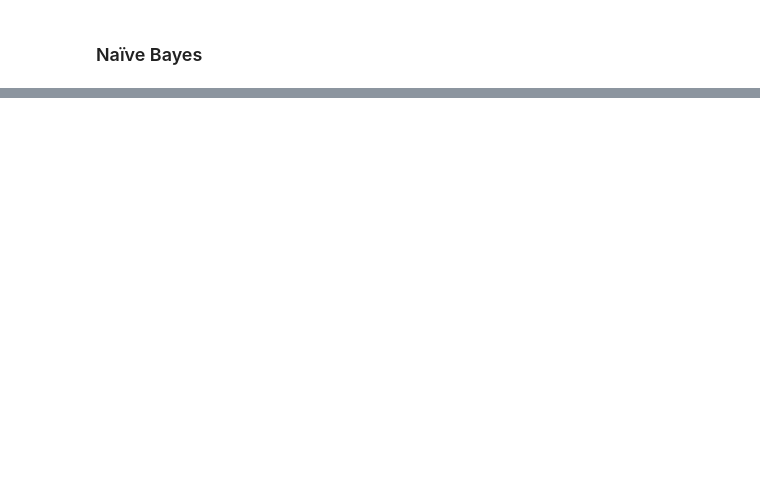
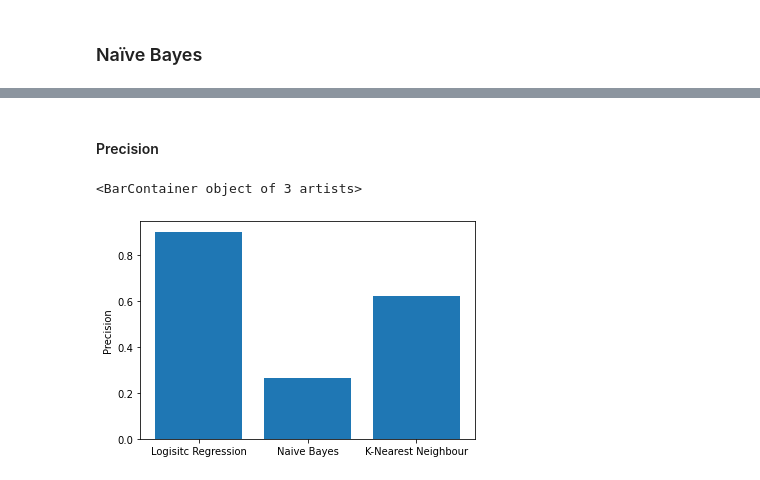
Before and after one commit to MMostafa-Hub/COVID-19-Outcome-Prediction, a Jupyter notebook: COVID-19 Outcome Prediction.ipynb, the cells around one changed output, grey strips where cells are left out. Cells and saved outputs as stored; diff of their text form; code cells hidden in the pictures; blank space fills up the shorter version.

```diff
--- a/COVID-19 Outcome Prediction.ipynb
+++ b/COVID-19 Outcome Prediction.ipynb
@@ -201,0 +199,13 @@ NotFittedError: This LogisticRegression instance is not fitted yet. Call 'fit' w
+# %% [markdown]
+#### Precision
+# %%
+precision_df = {'Logisitc Regression': precision_score(y_test, y_predict_log), 'Naive Bayes': precision_score(
+    y_test, y_pred_naive), 'K-Nearest Neighbour': precision_score(y_test, y_pred_knn)}
+
+clfs = list(precision_df.keys())
+precisions = list(precision_df.values())
+plt.ylabel("Precision")
+plt.bar(clfs,precisions)
+# %% [output]
+<BarContainer object of 3 artists>
+[figure, added]
```
Also changed, not shown: parts of 13 cells of this notebook.
